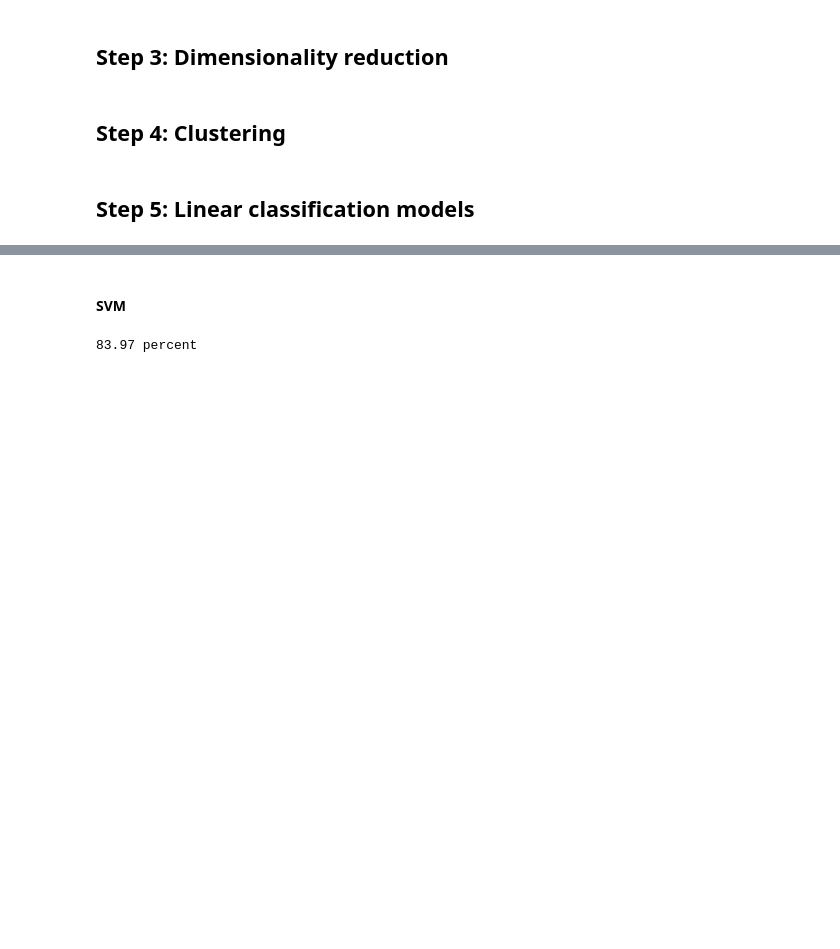
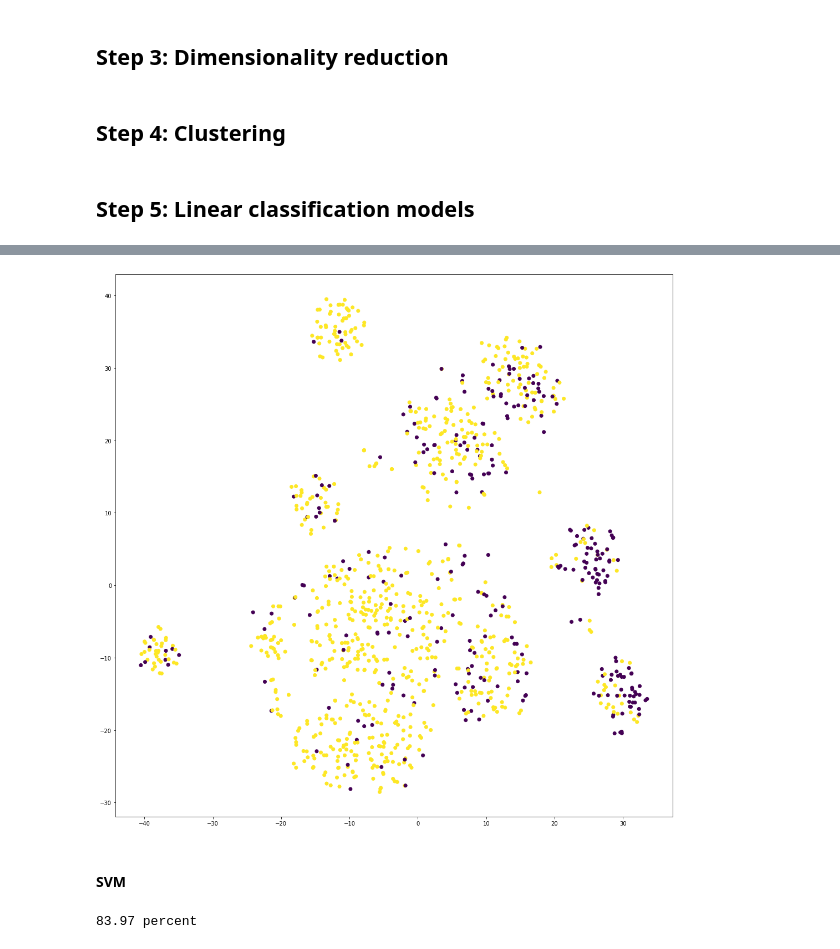
Before and after one commit to nicholaslesh/IBM-People-Analytics-Group-Project, a Jupyter notebook: people_analytics_master_script.ipynb, the cells around one changed output, grey strips where cells are left out. Cells and saved outputs as stored; diff of their text form; code cells hidden in the pictures; blank space fills up the shorter version.

```diff
--- a/people_analytics_master_script.ipynb
+++ b/people_analytics_master_script.ipynb
@@ -216,0 +275,6 @@ Number transactions y_test dataset:  (368,)
+# %%
+k=2 # Identified that we have two main clusters above
+clusterIDs = fcluster(Z, k, criterion='maxclust') # Create our cluster ids
+clusteredTrainXData = pd.DataFrame(dfValues, columns=X_train.columns)
+clusteredTrainXData["Cluster"] = clusterIDs # Create new column for clusters
+clusteredTrainXData.head()
@@ -216,0 +295,6 @@ Number transactions y_test dataset:  (368,)
+# %%
+# For simplicity of code re-use, I'm moving my cluster column to be the first column in the df
+cols = list(clusteredTrainXData.columns)
+cols = [cols[-1]] + cols[:-1]
+clusteredTrainXData = clusteredTrainXData[cols]
+clusteredTrainXData.head()
@@ -216,0 +309,11 @@ Number transactions y_test dataset:  (368,)
+# %%
+from sklearn.preprocessing import StandardScaler
+
+tsnedata = clusteredTrainXData
+myLabels = tsnedata.iloc[:,0:1]
+numericdata = tsnedata.iloc[:,1:-1]
+data = StandardScaler().fit_transform(numericdata)
+tsnedata.head()
+# myLabels.head()
+# numericdata.head()
+# tsnedata.head()
@@ -216,0 +328,2 @@ Number transactions y_test dataset:  (368,)
+# %%
+types=myLabels['Cluster'].astype('category').cat.codes
@@ -217,3 +334,16 @@ Number transactions y_test dataset:  (368,)
+# %%
+import matplotlib.pyplot as plt
+from sklearn.manifold import TSNE
+model=TSNE(learning_rate=10)
+
+Tsne_transformed=model.fit_transform(data)
+
+xs =Tsne_transformed[:,0]
+ys=Tsne_transformed[:,1]
+plt.scatter(xs,ys, c=types)
+plt.show()
+# %% [output]
+[figure, added]
 # %% [markdown]
 #### SVM
 # %%
```
Also changed, not shown: parts of 13 cells of this notebook, 2 other files.
